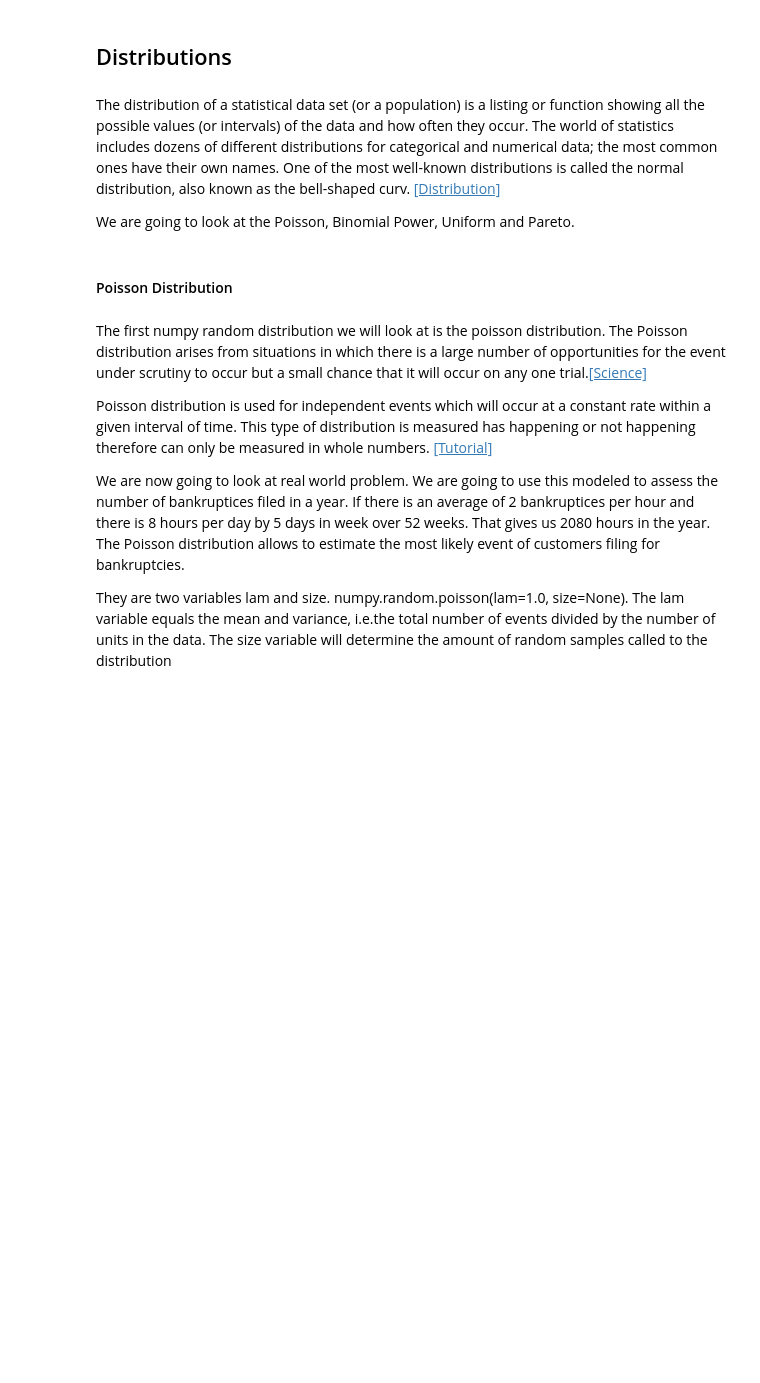
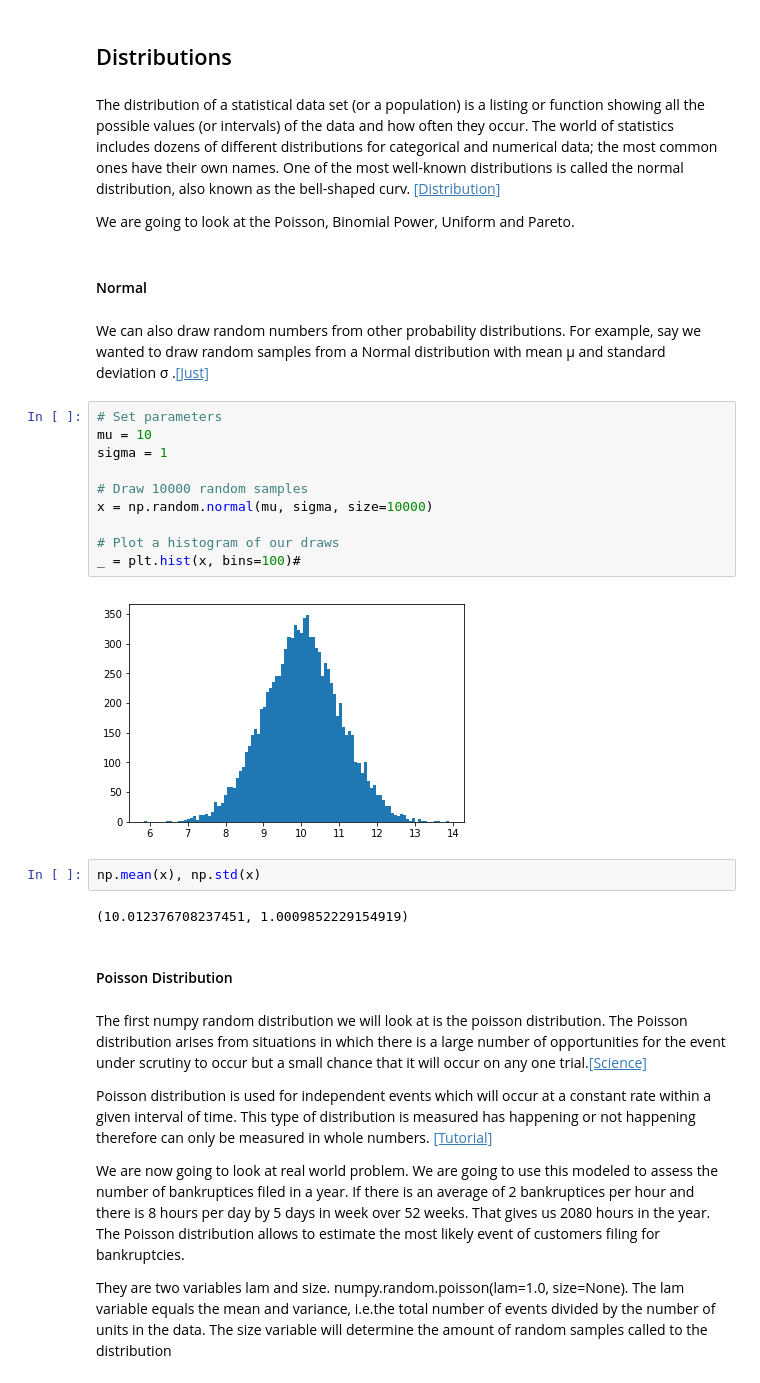
Before and after one commit to JohnADeady/Assignments-Programming-of-DA, a Jupyter notebook: Numpy.Random Package.ipynb, the cells around one changed output. Cells and saved outputs as stored; diff of their text form; blank space fills up the shorter version.

```diff
--- a/Numpy.Random Package.ipynb
+++ b/Numpy.Random Package.ipynb
@@ -183,6 +183,26 @@ You got:
 The distribution of a statistical data set (or a population) is a listing or function showing all the possible values (or intervals) of the data and how often they occur. The world of statistics includes dozens of different distributions for categorical and numerical data; the most common ones have their own names. One of the most well-known distributions is called the normal distribution, also known as the bell-shaped curv. [[Distribution]](https://www.dummies.com/education/math/statistics/what-the-distribution-tells-you-about-a-statistical-data-set/)
 
 We are going to look at the Poisson, Binomial Power, Uniform and Pareto.
+# %% [markdown]
+#### Normal
+# %% [markdown]
+We can also draw random numbers from other probability distributions. For example, say we wanted to draw random samples from a Normal distribution with mean  μ  and standard deviation  σ .[[Just]](http://justinbois.github.io/bootcamp/2016/lessons/l26_random_number_generation.html)
+# %%
+# Set parameters
+mu = 10
+sigma = 1
+
+# Draw 10000 random samples
+x = np.random.normal(mu, sigma, size=10000)
+
+# Plot a histogram of our draws
+_ = plt.hist(x, bins=100)#
+# %% [output]
+[figure, added]
+# %%
+np.mean(x), np.std(x)
+# %% [output]
+(10.012376708237451, 1.0009852229154919)
 # %% [markdown]
 #### Poisson Distribution
 # %% [markdown]
```
Also changed, not shown: parts of 31 cells of this notebook.
